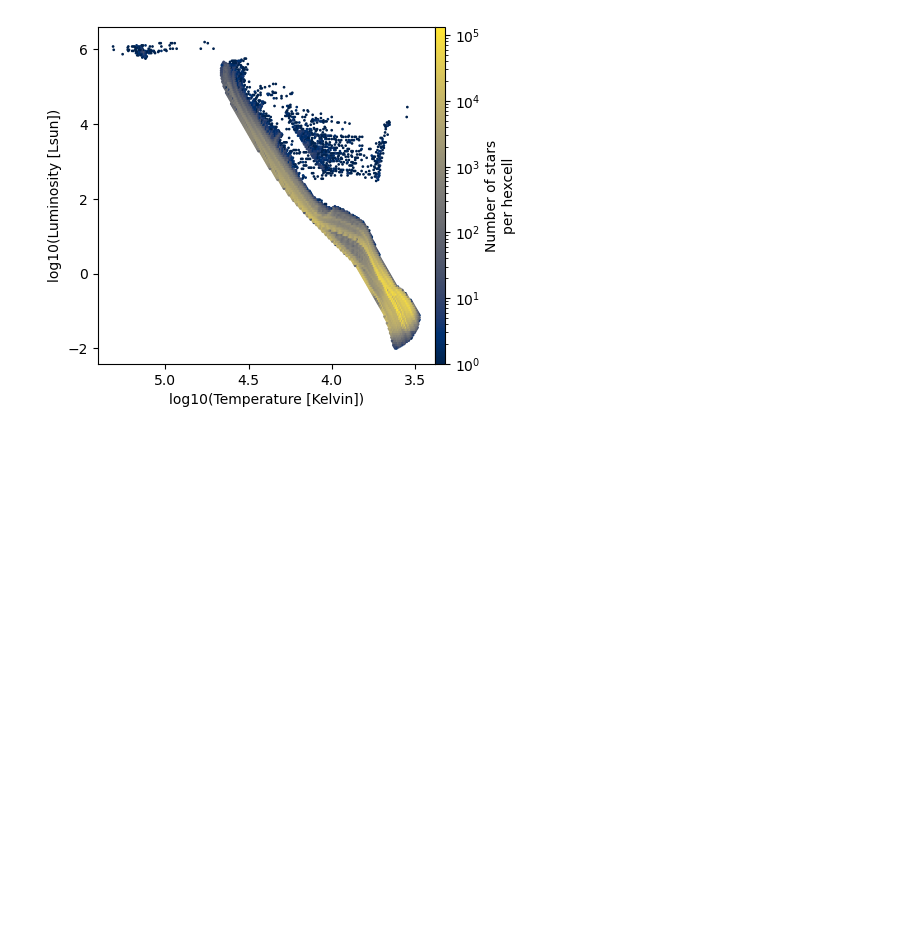
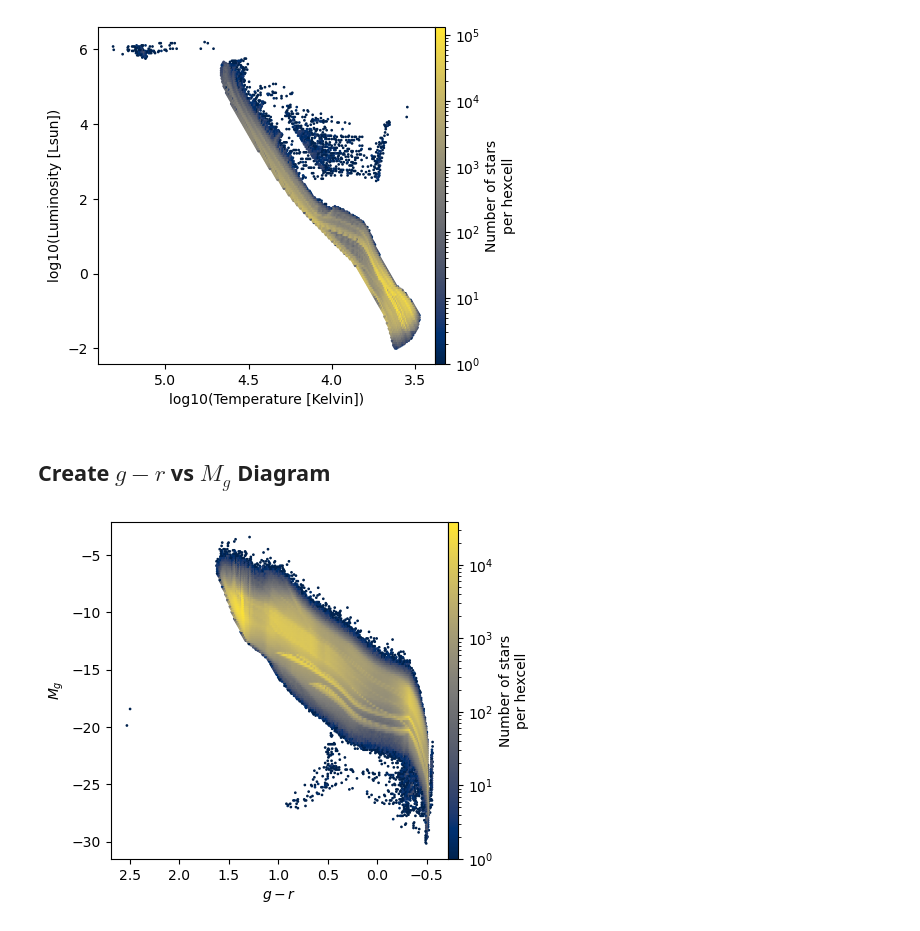
Before and after one commit to aeden2019/rubin_mw_mocks, a Jupyter notebook: src/analysis/color_magnitude_diagram.ipynb, the cells around one changed output. Drawn from its saved outputs; the diff is of its cells as text; code cells hidden in the pictures; blank space fills up the shorter version.

Commit message:
Added additional HR diagram

```diff
--- a/src/analysis/color_magnitude_diagram.ipynb
+++ b/src/analysis/color_magnitude_diagram.ipynb
@@ -27,10 +34,10 @@ Opening data from: /home/jovyan/home/rubin_mw_mocks/src/analysis/../mock/survey.
 ## Create HR Diagram
 # %% [markdown]
 The following code was adapted from: https://github.com/athob/anankethon/blob/main/usage_example.ipynb.
+# %%
+hex_cmap = 'cividis'
+hex_cmap = plt.get_cmap(hex_cmap)
 # %%
-hex_cmap = 'cividis'
-hex_cmap = plt.get_cmap(hex_cmap)https://github.com/athob/anankethon/blob/main/usage_example.ipynb
-
 luminosity = survey.lum.to_numpy()
 temperature = survey.teff.to_numpy()
 
@@ -52,3 +59,34 @@ ax0cbar = fig3.colorbar(hb, cax=ax0color_axis, location='right')
 ax0cbar.set_label('Number of stars\nper hexcell')
 # %% [output]
 [figure]
+# %% [markdown]
+## Create $g-r$ vs $M_g$ Diagram
+# %%
+# Calculate g-r
+g_mag = survey.lsst_gmag.to_numpy()
+r_mag = survey.lsst_rmag.to_numpy()
+g_minus_r = g_mag - r_mag
+# %%
+# Calculate Mg
+dmod = survey.dmod.to_numpy()
+app_mag_g = survey.lsst_gmag.to_numpy()
+abs_mag_g = app_mag_g - dmod
+# %%
+fig3,axs=plt.subplots(nrows=1,ncols=3,figsize=(20,8), subplot_kw={'adjustable':'box'})
+fig3.subplots_adjust(wspace=0.8)
+for ax in axs[1:]: ax.set_visible(False)
+
+hb = axs[0].hexbin(g_minus_r, abs_mag_g, gridsize=(241),
+                   bins='log', cmap=hex_cmap)
+
+axs[0].invert_xaxis()
+axs[0].set_xlabel('$g - r$')
+axs[0].set_ylabel('$M_g$')
+axs[0].set_aspect(1.0/axs[0].get_data_ratio())
+
+ax0color_axis = axs[0].inset_axes([1, 0., 0.03, 1.], transform=axs[0].transAxes)
+
+ax0cbar = fig3.colorbar(hb, cax=ax0color_axis, location='right')
+ax0cbar.set_label('Number of stars\nper hexcell')
+# %% [output]
+[figure, added]
```
Also changed, not shown: parts of 2 cells of this notebook.
